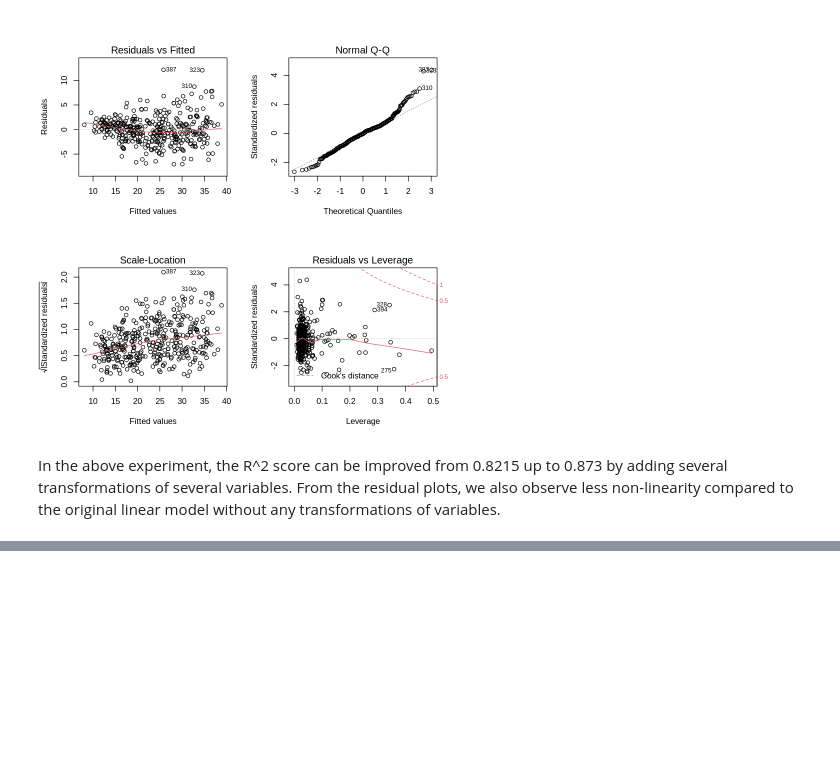
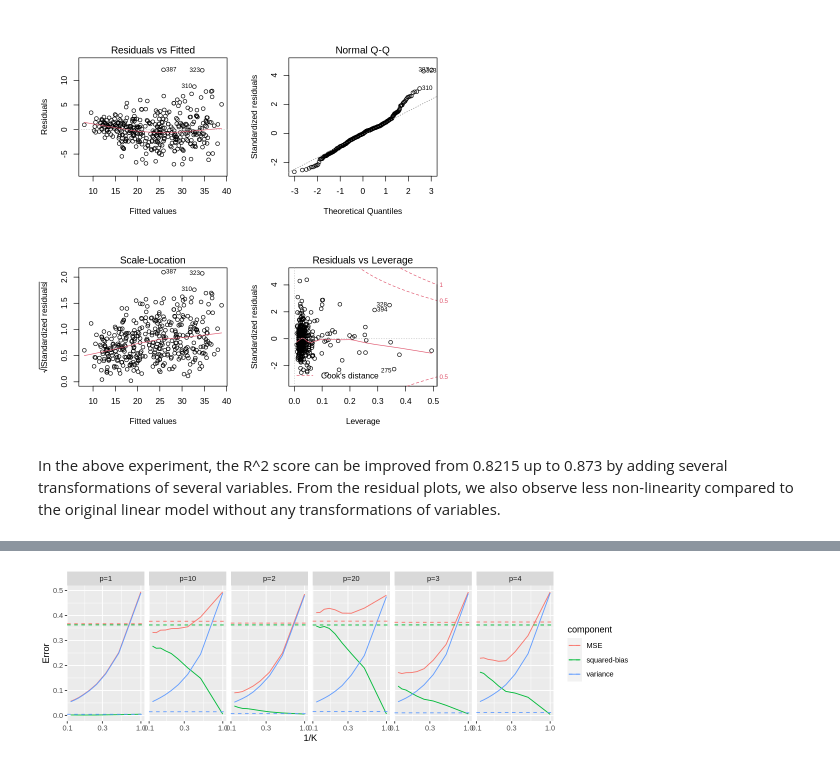
Before and after one commit to jooranlee/MATH4432, a Jupyter notebook: Assignment 1/Assignment_1.ipynb, the cells around one changed output, grey strips where cells are left out. Saved outputs shown, nothing was run; the diff lists cells and outputs as text; code cells hidden in the pictures; blank space fills up the shorter version.

```diff
--- a/Assignment 1/Assignment_1.ipynb
+++ b/Assignment 1/Assignment_1.ipynb
@@ -708,0 +708,9 @@ In the above experiment, the R^2 score can be improved from 0.8215 up to 0.873 b
+# %%
+options(repr.plot.width=10, repr.plot.height=3)
+p <- ggplot(out_knn,aes(x=K,y=error,col=component)) + geom_line() + scale_x_log10() +
+  geom_hline(data=out_lm,aes(yintercept=error,col=component),linetype="dashed") +
+  facet_grid(.~p) +
+  labs(x="1/K",y="Error")
+p
+# %% [output]
+[figure, added]
```
Also changed, not shown: parts of 29 cells of this notebook, 1 other file.
